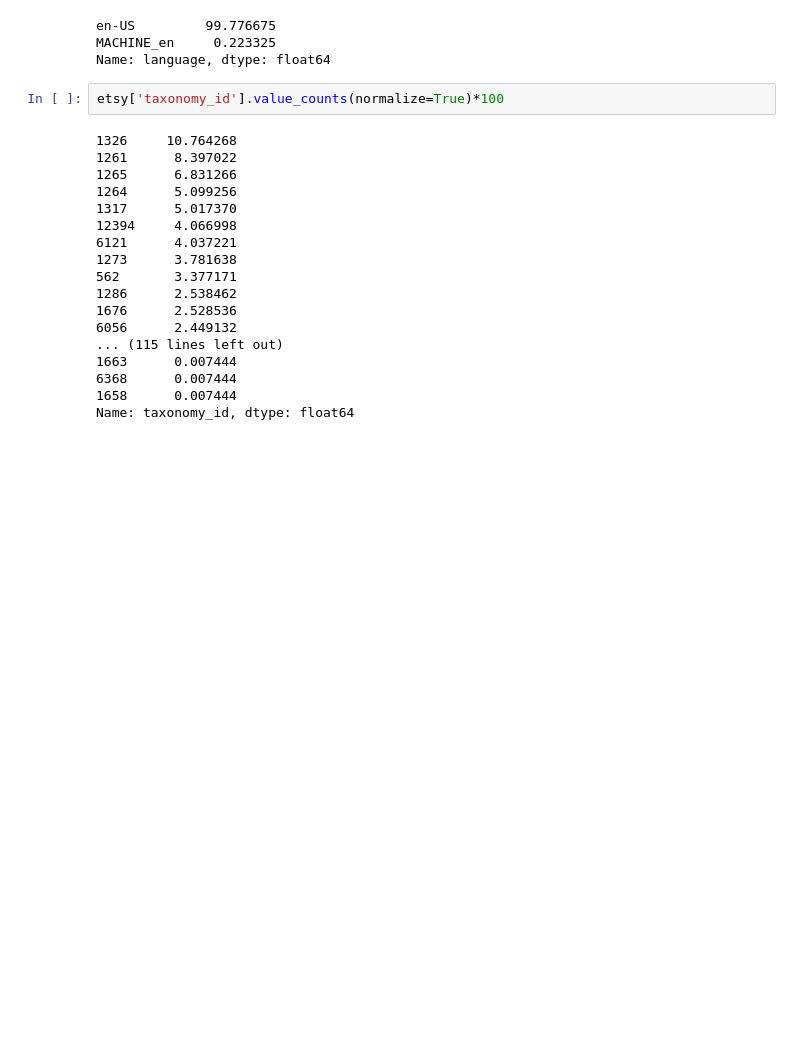
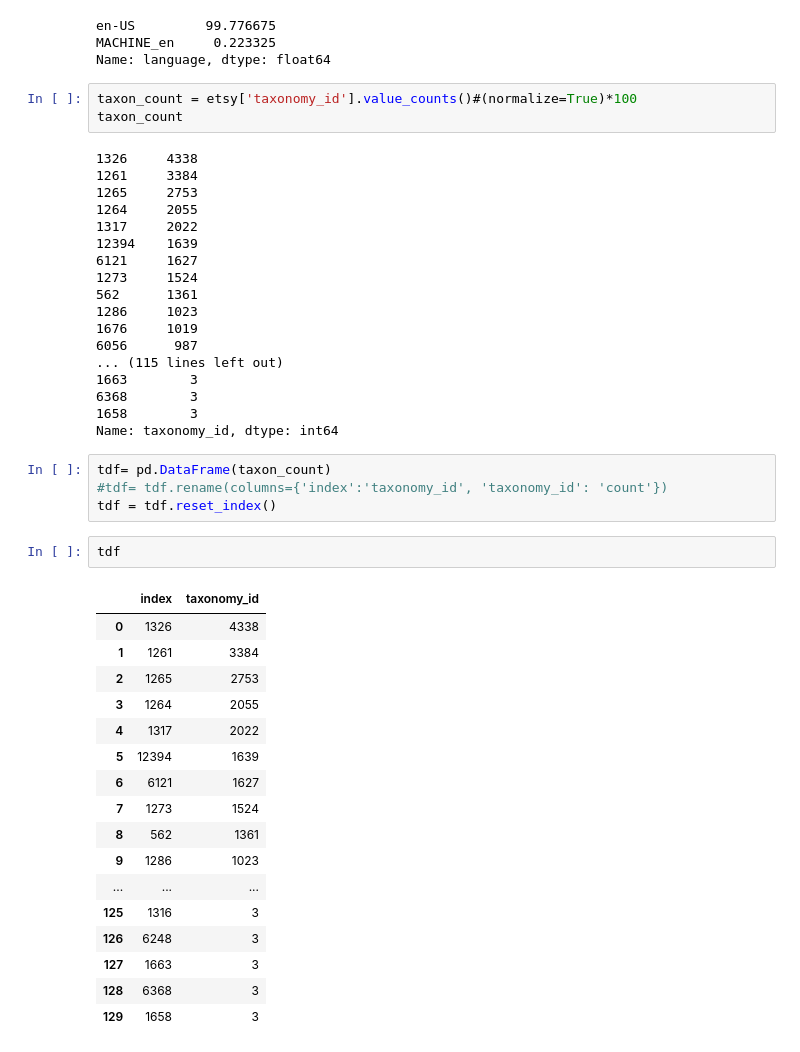
Before and after one commit to Megan1034/ETSY-CAPSTONE, a Jupyter notebook: ETSY Notebook/Etsy_Listings.ipynb, the cells around one changed output. Saved outputs shown, nothing was run; the diff lists cells and outputs as text; blank space fills up the shorter version.

```diff
--- a/ETSY Notebook/Etsy_Listings.ipynb
+++ b/ETSY Notebook/Etsy_Listings.ipynb
@@ -213,22 +213,47 @@ en-US         99.776675
 MACHINE_en     0.223325
 Name: language, dtype: float64
 # %%
-etsy['taxonomy_id'].value_counts(normalize=True)*100
+taxon_count = etsy['taxonomy_id'].value_counts()#(normalize=True)*100
+taxon_count
 # %% [output]
-1326     10.764268
-1261      8.397022
-1265      6.831266
-1264      5.099256
-1317      5.017370
-12394     4.066998
-6121      4.037221
-1273      3.781638
-562       3.377171
-1286      2.538462
-1676      2.528536
-6056      2.449132
+1326     4338
+1261     3384
+1265     2753
+1264     2055
+1317     2022
+12394    1639
+6121     1627
+1273     1524
+562      1361
+1286     1023
+1676     1019
+6056      987
 ... (115 lines left out)
-1663      0.007444
-6368      0.007444
-1658      0.007444
-Name: taxonomy_id, dtype: float64
+1663        3
+6368        3
+1658        3
+Name: taxonomy_id, dtype: int64
+# %%
+tdf= pd.DataFrame(taxon_count)
+#tdf= tdf.rename(columns={'index':'taxonomy_id', 'taxonomy_id': 'count'})
+tdf = tdf.reset_index()
+# %%
+tdf
+# %% [output]
+|  | index | taxonomy_id |
+| 0 | 1326 | 4338 |
+| 1 | 1261 | 3384 |
+| 2 | 1265 | 2753 |
+| 3 | 1264 | 2055 |
+| 4 | 1317 | 2022 |
+| 5 | 12394 | 1639 |
+| 6 | 6121 | 1627 |
+| 7 | 1273 | 1524 |
+| 8 | 562 | 1361 |
+| 9 | 1286 | 1023 |
+| ... | ... | ... |
+| 125 | 1316 | 3 |
+| 126 | 6248 | 3 |
+| 127 | 1663 | 3 |
+| 128 | 6368 | 3 |
+| 129 | 1658 | 3 |
```
Also changed, not shown: parts of 9 cells of this notebook, 2 other files.
